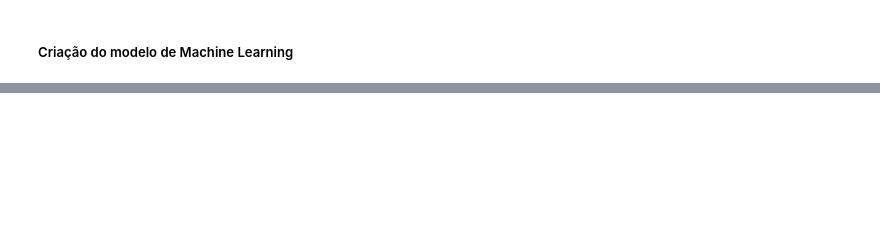
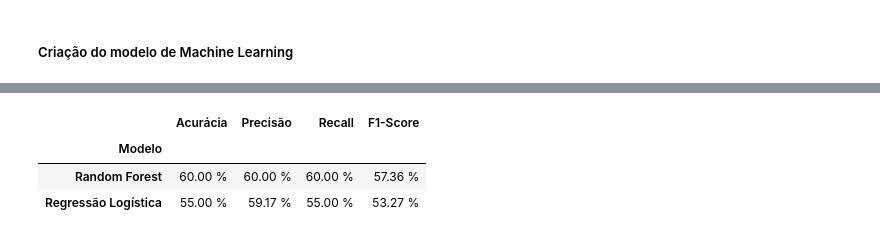
Before and after one commit to RicardViana/fiap-Machine-Learning-and-Time-Series, a Jupyter notebook: tech_challenge_fase_2.ipynb, the cells around one changed output, grey strips where cells are left out. Saved outputs shown, nothing was run; the diff lists cells and outputs as text; code cells hidden in the pictures; blank space fills up the shorter version.

```diff
--- a/tech_challenge_fase_2.ipynb
+++ b/tech_challenge_fase_2.ipynb
@@ -371,0 +439,56 @@ dados.head()
+# %%
+# Normalizar os dados
+
+scaler = StandardScaler()
+scaler.fit(x_train)
+
+x_train_scaled = scaler.transform(x_train)
+x_test_scaled = scaler.transform(x_test)
+# %%
+# Treinar o modelo e gerar a previsao - Regressao Logistica
+
+modelo_rl = LogisticRegression(random_state=42)
+modelo_rl.fit(x_train_scaled,y_train)
+previsao_rl = modelo_rl.predict(x_test_scaled)
+# %%
+# Treinar o modelo e gerar a previsao - Random Forest
+
+modelo_rf = RandomForestClassifier(n_estimators=100, random_state=42)
+modelo_rf.fit(x_train_scaled, y_train)
+previsao_rf = modelo_rf.predict(x_test_scaled)
+# %%
+# Gerar tabela com o score
+
+# Criar um dicionario com os resultados
+resultados = [
+    ("Regressão Logística", y_test, previsao_rl),
+    ("Random Forest", y_test, previsao_rf)
+]
+
+# Criar um data frame com os resultados
+performance = pd.DataFrame(
+    columns=["Modelo", "Acurácia", "Precisão", "Recall", "F1-Score"]
+)
+
+for nome_modelo, y_verdadeiro, y_previsto in resultados:
+
+    report = classification_report(y_verdadeiro, y_previsto, output_dict=True, zero_division=0)
+
+    performance.loc[performance.shape[0]] = {
+        "Modelo": nome_modelo,
+        "Acurácia": report["accuracy"],
+        "Precisão": report["weighted avg"]["precision"],
+        "Recall": report["weighted avg"]["recall"],
+        "F1-Score": report["weighted avg"]["f1-score"],
+    }
+
+performance.set_index("Modelo", inplace=True)
+performance = performance.map(lambda x: f"{(100 * x):.2f} %")
+performance.sort_values(by="F1-Score", ascending=False, inplace=True)
+
+display(performance)
+# %% [output]
+|  | Acurácia | Precisão | Recall | F1-Score |
+| Modelo |  |  |  |  |
+| Random Forest | 60.00 % | 60.00 % | 60.00 % | 57.36 % |
+| Regressão Logística | 55.00 % | 59.17 % | 55.00 % | 53.27 % |
```
Also changed, not shown: parts of 6 cells of this notebook.
